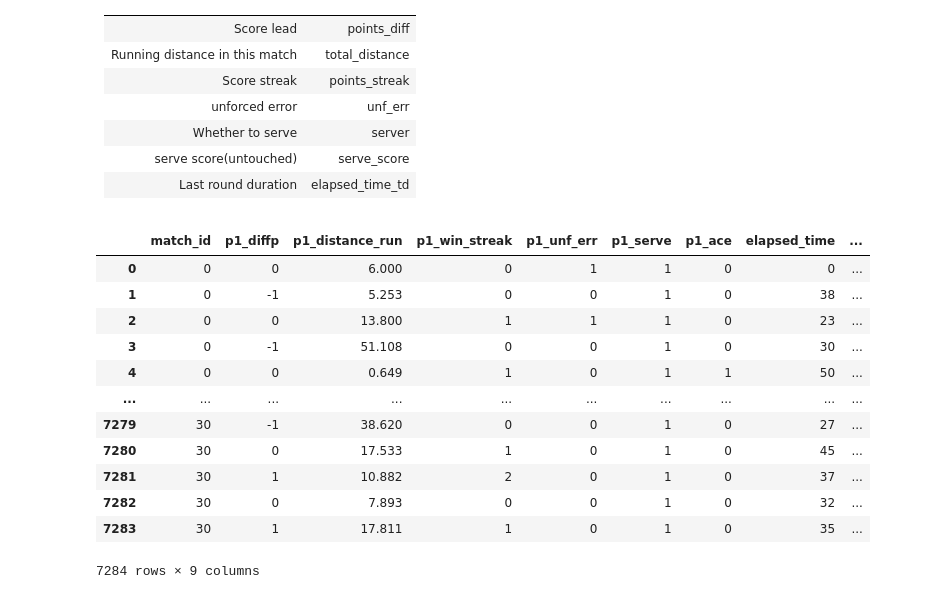
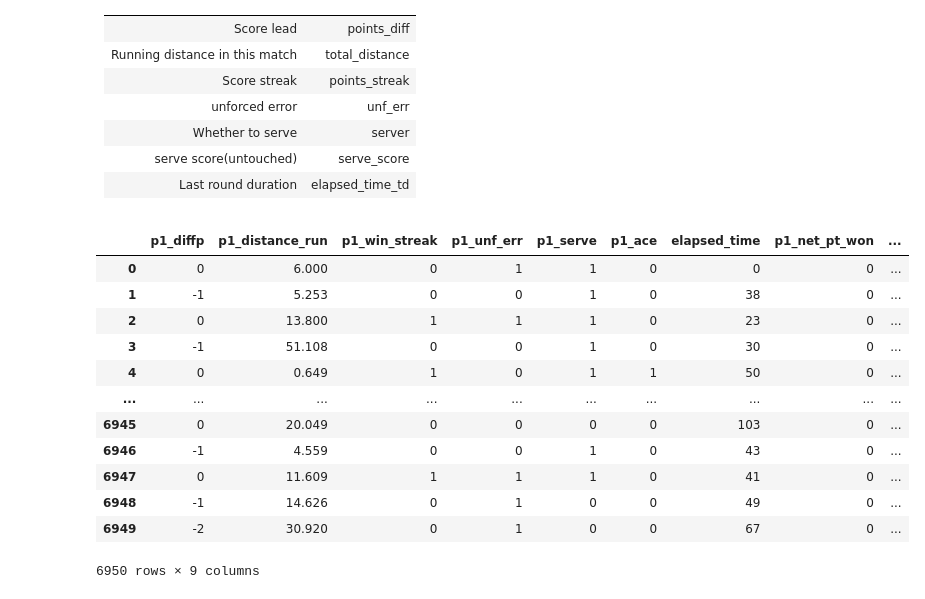
Before and after one commit to Jack-Huang02/MCM-C-Momentum-in-Tennis, a Jupyter notebook: tennis.ipynb, the cells around one changed output. Saved outputs shown, nothing was run; the diff lists cells and outputs as text; code cells hidden in the pictures.

```diff
--- a/tennis.ipynb
+++ b/tennis.ipynb
@@ -38,20 +38,21 @@ Therefore, we will process the original data to obtain the following **evaluatio
 # %%
 path = 'E:\MEM-Problem-C\data\data_processed.csv'
 dataset = pd.read_csv(path)
-data = dataset
-dataset
+dataset = dataset.drop(['match_id'], axis=1)
+data = pd.read_csv(path)
+dataset = dataset[:6950]
 # %% [output]
-|  | match_id | p1_diffp | p1_distance_run | p1_win_streak | p1_unf_err | p1_serve | p1_ace | elapsed_time | ... |
-| 0 | 0 | 0 | 6.000 | 0 | 1 | 1 | 0 | 0 | ... |
-| 1 | 0 | -1 | 5.253 | 0 | 0 | 1 | 0 | 38 | ... |
-| 2 | 0 | 0 | 13.800 | 1 | 1 | 1 | 0 | 23 | ... |
-| 3 | 0 | -1 | 51.108 | 0 | 0 | 1 | 0 | 30 | ... |
-| 4 | 0 | 0 | 0.649 | 1 | 0 | 1 | 1 | 50 | ... |
+|  | p1_diffp | p1_distance_run | p1_win_streak | p1_unf_err | p1_serve | p1_ace | elapsed_time | p1_net_pt_won | ... |
+| 0 | 0 | 6.000 | 0 | 1 | 1 | 0 | 0 | 0 | ... |
+| 1 | -1 | 5.253 | 0 | 0 | 1 | 0 | 38 | 0 | ... |
+| 2 | 0 | 13.800 | 1 | 1 | 1 | 0 | 23 | 0 | ... |
+| 3 | -1 | 51.108 | 0 | 0 | 1 | 0 | 30 | 0 | ... |
+| 4 | 0 | 0.649 | 1 | 0 | 1 | 1 | 50 | 0 | ... |
 | ... | ... | ... | ... | ... | ... | ... | ... | ... | ... |
-| 7279 | 30 | -1 | 38.620 | 0 | 0 | 1 | 0 | 27 | ... |
-| 7280 | 30 | 0 | 17.533 | 1 | 0 | 1 | 0 | 45 | ... |
-| 7281 | 30 | 1 | 10.882 | 2 | 0 | 1 | 0 | 37 | ... |
-| 7282 | 30 | 0 | 7.893 | 0 | 0 | 1 | 0 | 32 | ... |
-| 7283 | 30 | 1 | 17.811 | 1 | 0 | 1 | 0 | 35 | ... |
+| 6945 | 0 | 20.049 | 0 | 0 | 0 | 0 | 103 | 0 | ... |
+| 6946 | -1 | 4.559 | 0 | 0 | 1 | 0 | 43 | 0 | ... |
+| 6947 | 0 | 11.609 | 1 | 1 | 1 | 0 | 41 | 0 | ... |
+| 6948 | -1 | 14.626 | 0 | 1 | 0 | 0 | 49 | 0 | ... |
+| 6949 | -2 | 30.920 | 0 | 1 | 0 | 0 | 67 | 0 | ... |
-7284 rows × 9 columns
+6950 rows × 9 columns
 # %%
```
Also changed, not shown: parts of 7 cells of this notebook.
